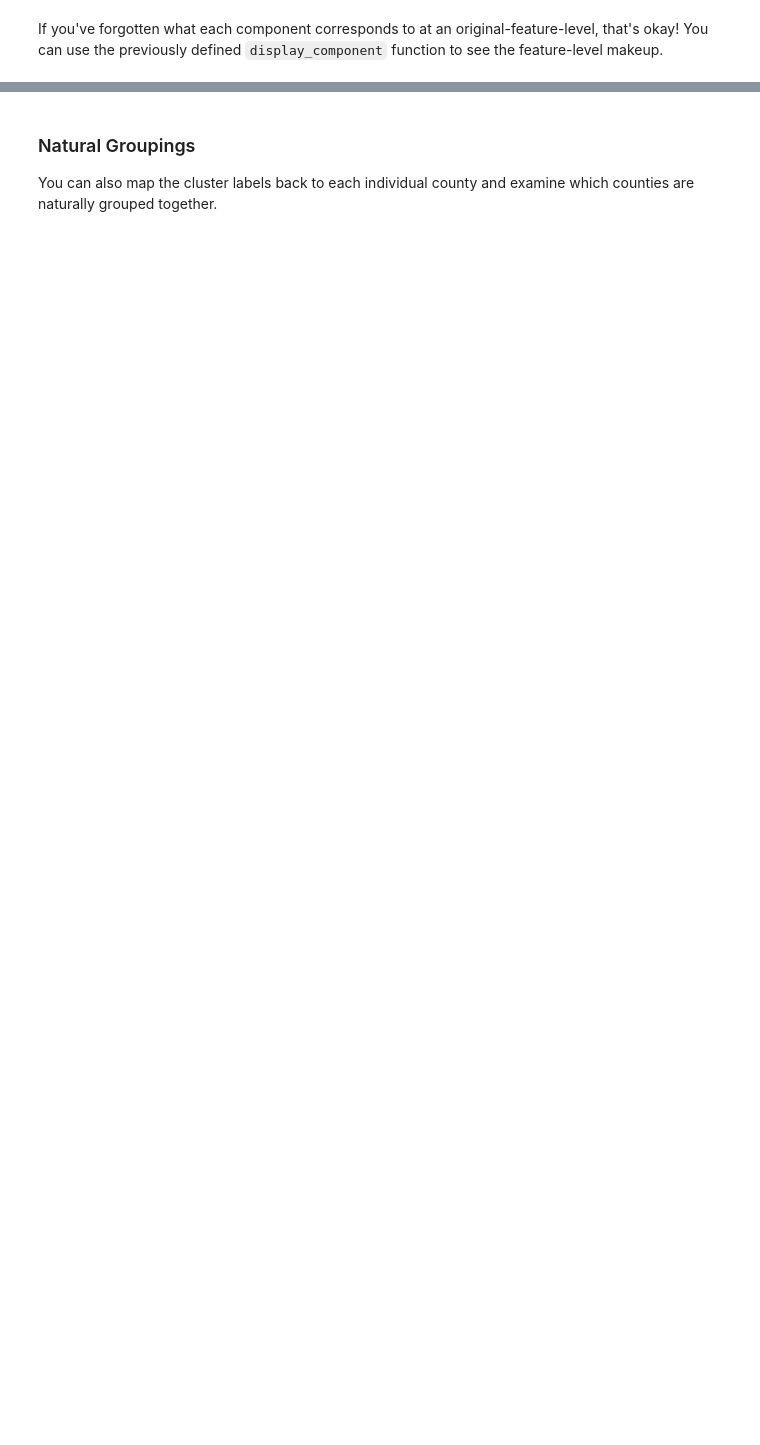
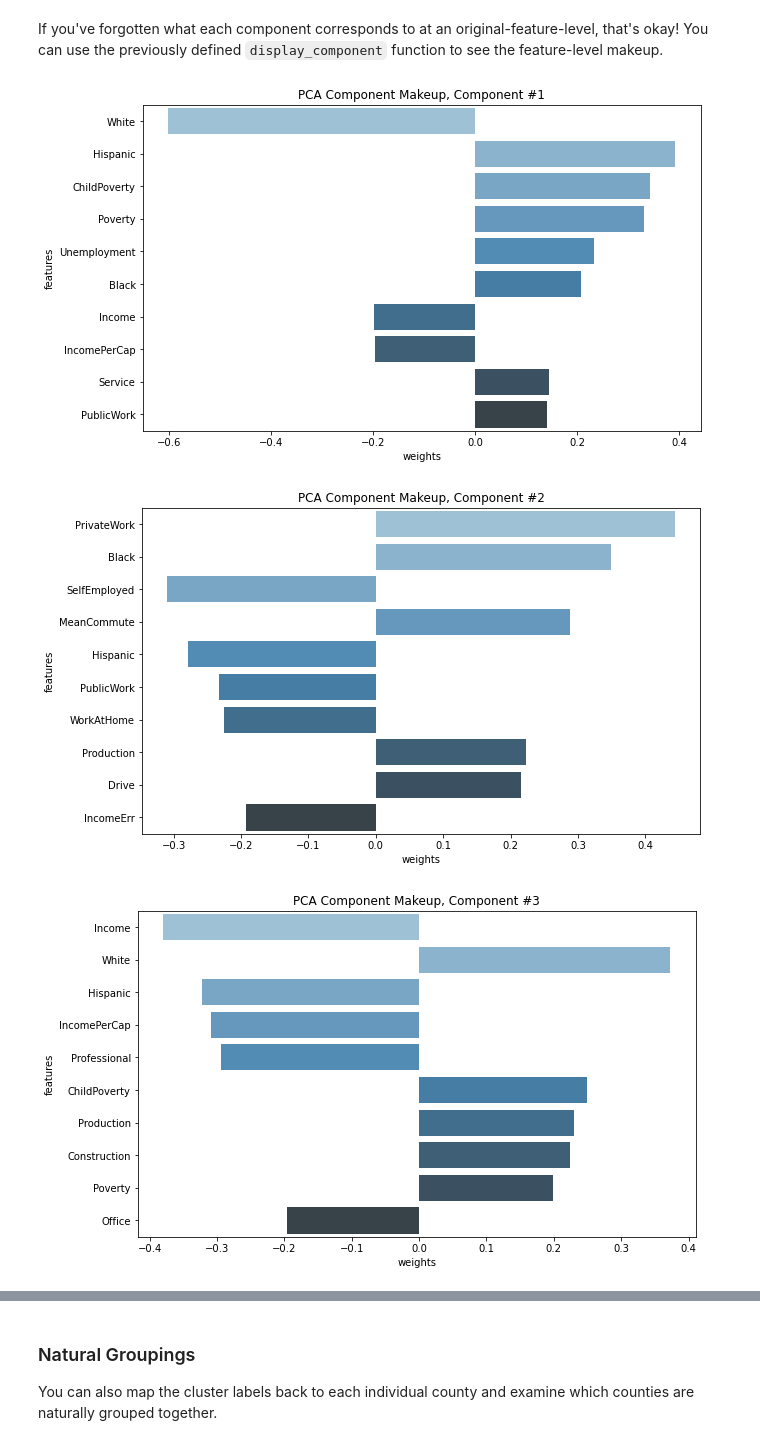
Before and after one commit to furyhawk/ML_SageMaker_Studies, a Jupyter notebook: Population_Segmentation/Pop_Segmentation_Exercise.ipynb, the cells around one changed output, grey strips where cells are left out. Drawn from its saved outputs; the diff is of its cells as text; code cells hidden in the pictures; blank space fills up the shorter version.

```diff
--- a/Population_Segmentation/Pop_Segmentation_Exercise.ipynb
+++ b/Population_Segmentation/Pop_Segmentation_Exercise.ipynb
@@ -773,5 +1013,9 @@ If you've forgotten what each component corresponds to at an original-feature-le
 # %%
 # what do each of these components mean again?
 # let's use the display function, from above
-component_num=7
-display_component(v, counties_scaled.columns.values, component_num=component_num)
+for component_num in range(1,8):
+    display_component(v, counties_scaled.columns.values, component_num=component_num)
+# %% [output]
+[figure, added]
+[figure, added]
+[figure, added]
```
Also changed, not shown: parts of 35 cells of this notebook.
